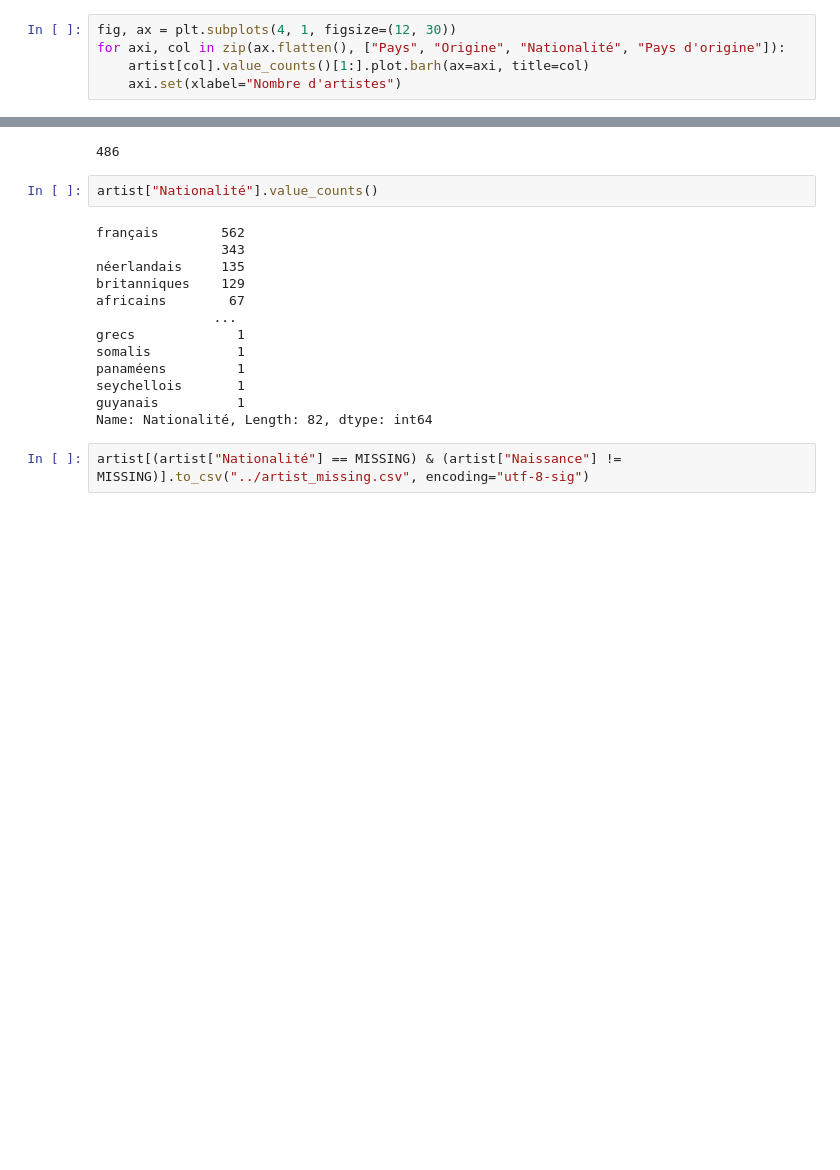
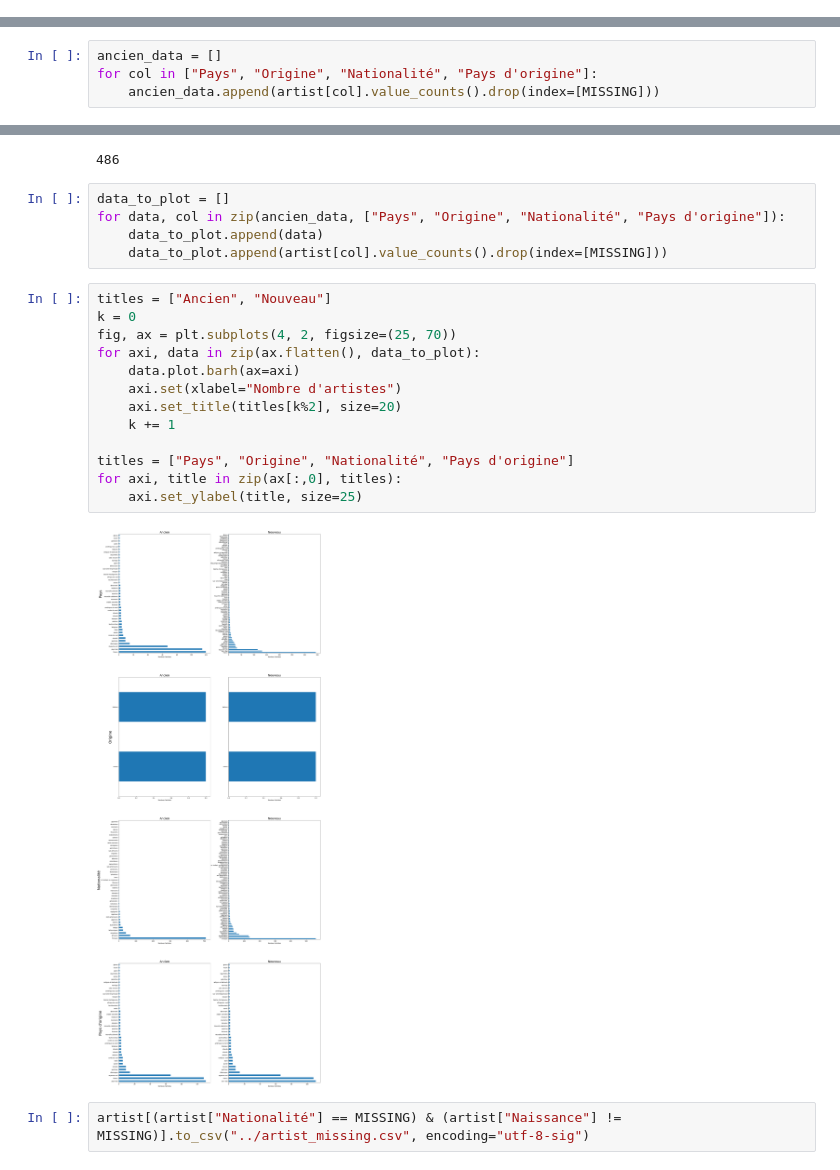
Before and after one commit to StundFR/PFE-Music-Analysis, a Jupyter notebook: stats.ipynb, the cells around one changed output, grey strips where cells are left out. Drawn from its saved outputs; the diff is of its cells as text; blank space fills up the shorter version.

Commit message:
Comparaison après récupération des nouvelles nationalités

```diff
--- a/stats.ipynb
+++ b/stats.ipynb
@@ -156,8 +156,3 @@ pearl           1
 mag             1
 petey           1
 Name: Music, dtype: int64
-# %%
-fig, ax = plt.subplots(4, 1, figsize=(12, 30))
-for axi, col in zip(ax.flatten(), ["Pays", "Origine", "Nationalité", "Pays d'origine"]):
-    artist[col].value_counts()[1:].plot.barh(ax=axi, title=col)
-    axi.set(xlabel="Nombre d'artistes")
@@ -166,3 +159,7 @@ for axi, col in zip(ax.flatten(), ["Pays", "Origine", "Nationalité", "Pays d'or
+# %%
+ancien_data = []
+for col in ["Pays", "Origine", "Nationalité", "Pays d'origine"]:
+    ancien_data.append(artist[col].value_counts().drop(index=[MISSING]))
 # %%
 artist = artist[~artist["No data"]] #On ne garde que les artistes pour lesquels on a des données
 # %%
@@ -224,21 +221,26 @@ apres = artist[artist["Nationalité"] == MISSING].shape[0]
 print(avant - apres) #On a récupéré 486 nationalités
 # %% [output]
 486
-# %%
-artist["Nationalité"].value_counts()
-# %% [output]
-français        562
-                343
-néerlandais     135
-britanniques    129
-africains        67
-               ...
-grecs             1
-somalis           1
-panaméens         1
-seychellois       1
-guyanais          1
-Name: Nationalité, Length: 82, dtype: int64
+# %%
+data_to_plot = []
+for data, col in zip(ancien_data, ["Pays", "Origine", "Nationalité", "Pays d'origine"]):
+    data_to_plot.append(data)
+    data_to_plot.append(artist[col].value_counts().drop(index=[MISSING]))
+# %%
+titles = ["Ancien", "Nouveau"]
+k = 0
+fig, ax = plt.subplots(4, 2, figsize=(25, 70))
+for axi, data in zip(ax.flatten(), data_to_plot):
+    data.plot.barh(ax=axi)
+    axi.set(xlabel="Nombre d'artistes")
+    axi.set_title(titles[k%2], size=20)
+    k += 1
+
+titles = ["Pays", "Origine", "Nationalité", "Pays d'origine"]
+for axi, title in zip(ax[:,0], titles):
+    axi.set_ylabel(title, size=25)
+# %% [output]
+[figure, added]
 # %%
 artist[(artist["Nationalité"] == MISSING) & (artist["Naissance"] != MISSING)].to_csv("../artist_missing.csv", encoding="utf-8-sig")
 # %% [markdown]
```
Also changed, not shown: parts of 1 cell of this notebook.
